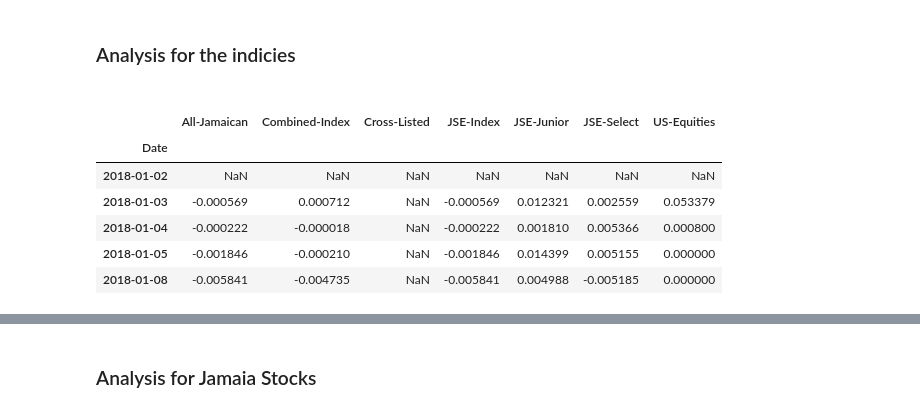
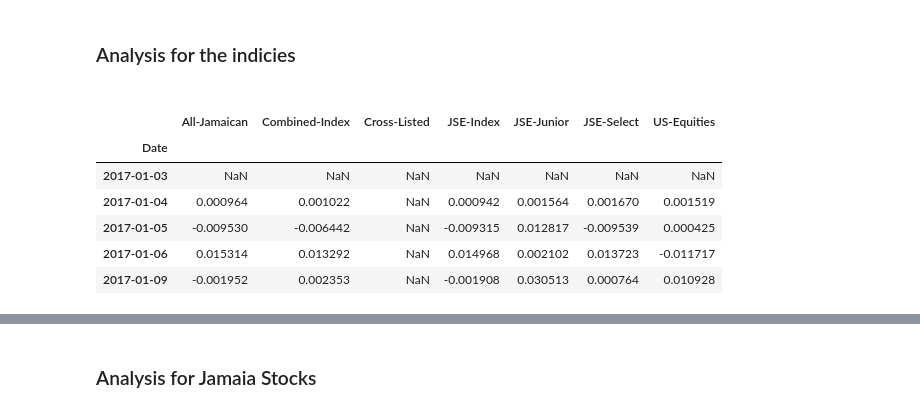
Before and after one commit to romwhyte/jsestockanalysis, a Jupyter notebook: stock analysis.ipynb, the cells around one changed output, grey strips where cells are left out. Cells and saved outputs as stored; diff of their text form; code cells hidden in the pictures.

```diff
--- a/stock analysis.ipynb
+++ b/stock analysis.ipynb
@@ -406,6 +384,12 @@ stkframe.tail()
 # %%
-#filter the data for the 01 January 2018 to 03 December, 2018
-stkframe=stkframe['2018-01-01': '2018-12-31']
+#filter the data for the 01 January 2018 to 31 December, 2018
+
+startdate = '2017-01-01'
+enddate = '2018-12-31'
+
+stkframe=stkframe[startdate:enddate]
+divframe = divframe[startdate:enddate]
+df_ind_data = df_ind_data[startdate:enddate]
 # %%
 stkframe.info()
 # %% [output]
@@ -452,4 +436,4 @@ stkframe.tail()
 #filter the data for the 01 January 2018 to 03 December, 2018
 #df_ind_data=df_ind_data['2018-01-01': '2018-11-31']
 
-df_ind_data = df_ind_data['2018-01-01':'2018-11-23']
+df_ind_data.info()
@@ -459,13 +456,13 @@ df_ind_data = df_ind_data['2018-01-01':'2018-11-23']
 <h3> Analysis for the indicies <h3>
 # %%
 #Jamica Indices Return
-ind_returns = (df_ind_data / df_ind_data.shift(1)) - 1
+ind_returns = np.log(df_ind_data / df_ind_data.shift(1))
 ind_returns.head()
 # %% [output]
 |  | All-Jamaican | Combined-Index | Cross-Listed | JSE-Index | JSE-Junior | JSE-Select | US-Equities |
 | Date |  |  |  |  |  |  |  |
-| 2018-01-02 | NaN | NaN | NaN | NaN | NaN | NaN | NaN |
-| 2018-01-03 | -0.000569 | 0.000712 | NaN | -0.000569 | 0.012321 | 0.002559 | 0.053379 |
-| 2018-01-04 | -0.000222 | -0.000018 | NaN | -0.000222 | 0.001810 | 0.005366 | 0.000800 |
-| 2018-01-05 | -0.001846 | -0.000210 | NaN | -0.001846 | 0.014399 | 0.005155 | 0.000000 |
-| 2018-01-08 | -0.005841 | -0.004735 | NaN | -0.005841 | 0.004988 | -0.005185 | 0.000000 |
+| 2017-01-03 | NaN | NaN | NaN | NaN | NaN | NaN | NaN |
+| 2017-01-04 | 0.000964 | 0.001022 | NaN | 0.000942 | 0.001564 | 0.001670 | 0.001519 |
+| 2017-01-05 | -0.009530 | -0.006442 | NaN | -0.009315 | 0.012817 | -0.009539 | 0.000425 |
+| 2017-01-06 | 0.015314 | 0.013292 | NaN | 0.014968 | 0.002102 | 0.013723 | -0.011717 |
+| 2017-01-09 | -0.001952 | 0.002353 | NaN | -0.001908 | 0.030513 | 0.000764 | 0.010928 |
```
Also changed, not shown: parts of 42 cells of this notebook.
